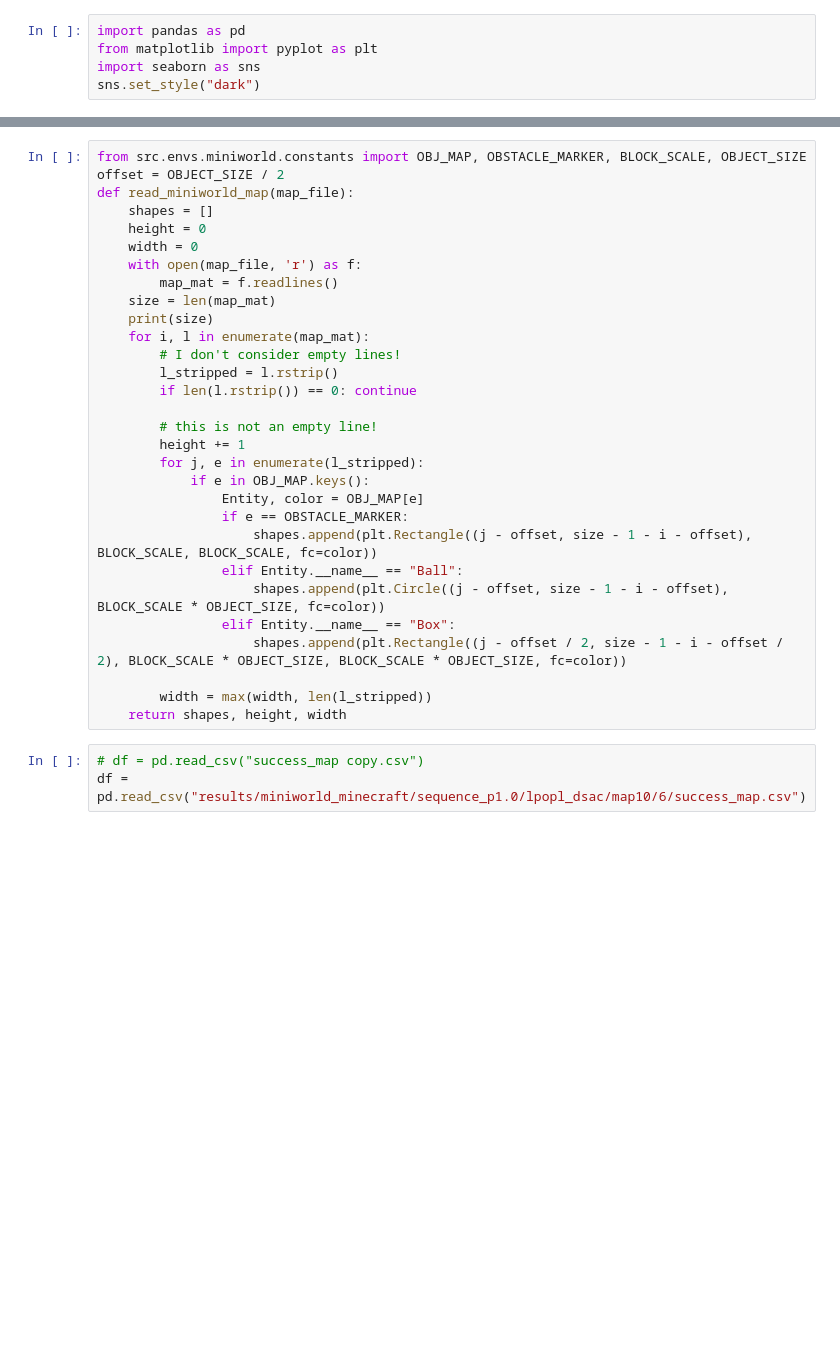
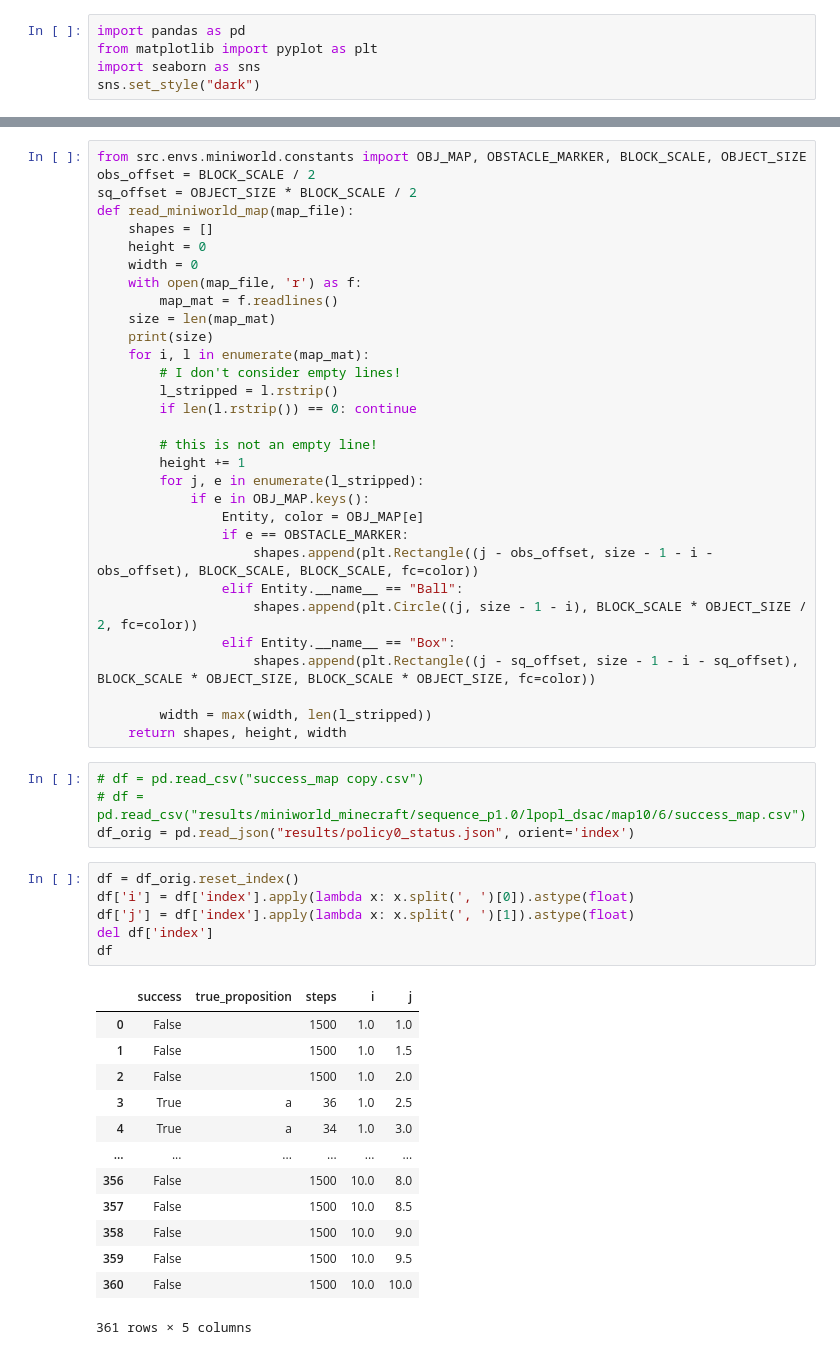
Before and after one commit to waymao/ltl_transfer, a Jupyter notebook: miniworld_analysis.ipynb, the cells around one changed output, grey strips where cells are left out. Saved outputs shown, nothing was run; the diff lists cells and outputs as text; blank space fills up the shorter version.

```diff
--- a/miniworld_analysis.ipynb
+++ b/miniworld_analysis.ipynb
@@ -8,6 +8,7 @@ map_file = "experiments/maps/map_10.txt"
 # %%
 from src.envs.miniworld.constants import OBJ_MAP, OBSTACLE_MARKER, BLOCK_SCALE, OBJECT_SIZE
-offset = OBJECT_SIZE / 2
+obs_offset = BLOCK_SCALE / 2
+sq_offset = OBJECT_SIZE * BLOCK_SCALE / 2
 def read_miniworld_map(map_file):
     shapes = []
     height = 0
@@ -27,16 +28,37 @@ def read_miniworld_map(map_file):
             if e in OBJ_MAP.keys():
                 Entity, color = OBJ_MAP[e]
                 if e == OBSTACLE_MARKER:
-                    shapes.append(plt.Rectangle((j - offset, size - 1 - i - offset), BLOCK_SCALE, BLOCK_SCALE, fc=color))
+                    shapes.append(plt.Rectangle((j - obs_offset, size - 1 - i - obs_offset), BLOCK_SCALE, BLOCK_SCALE, fc=color))
                 elif Entity.__name__ == "Ball":
-                    shapes.append(plt.Circle((j - offset, size - 1 - i - offset), BLOCK_SCALE * OBJECT_SIZE, fc=color))
+                    shapes.append(plt.Circle((j, size - 1 - i), BLOCK_SCALE * OBJECT_SIZE / 2, fc=color))
                 elif Entity.__name__ == "Box":
-                    shapes.append(plt.Rectangle((j - offset / 2, size - 1 - i - offset / 2), BLOCK_SCALE * OBJECT_SIZE, BLOCK_SCALE * OBJECT_SIZE, fc=color))
+                    shapes.append(plt.Rectangle((j - sq_offset, size - 1 - i - sq_offset), BLOCK_SCALE * OBJECT_SIZE, BLOCK_SCALE * OBJECT_SIZE, fc=color))
 
         width = max(width, len(l_stripped))
     return shapes, height, width
 # %%
 # df = pd.read_csv("success_map copy.csv")
-df = pd.read_csv("results/miniworld_minecraft/sequence_p1.0/lpopl_dsac/map10/6/success_map.csv")
+# df = pd.read_csv("results/miniworld_minecraft/sequence_p1.0/lpopl_dsac/map10/6/success_map.csv")
+df_orig = pd.read_json("results/policy0_status.json", orient='index')
+# %%
+df = df_orig.reset_index()
+df['i'] = df['index'].apply(lambda x: x.split(', ')[0]).astype(float)
+df['j'] = df['index'].apply(lambda x: x.split(', ')[1]).astype(float)
+del df['index']
+df
+# %% [output]
+|  | success | true_proposition | steps | i | j |
+| 0 | False |  | 1500 | 1.0 | 1.0 |
+| 1 | False |  | 1500 | 1.0 | 1.5 |
+| 2 | False |  | 1500 | 1.0 | 2.0 |
+| 3 | True | a | 36 | 1.0 | 2.5 |
+| 4 | True | a | 34 | 1.0 | 3.0 |
+| ... | ... | ... | ... | ... | ... |
+| 356 | False |  | 1500 | 10.0 | 8.0 |
+| 357 | False |  | 1500 | 10.0 | 8.5 |
+| 358 | False |  | 1500 | 10.0 | 9.0 |
+| 359 | False |  | 1500 | 10.0 | 9.5 |
+| 360 | False |  | 1500 | 10.0 | 10.0 |
+361 rows × 5 columns
 # %%
 shapes, height, width = read_miniworld_map(map_file)
```
Also changed, not shown: parts of 7 cells of this notebook.
